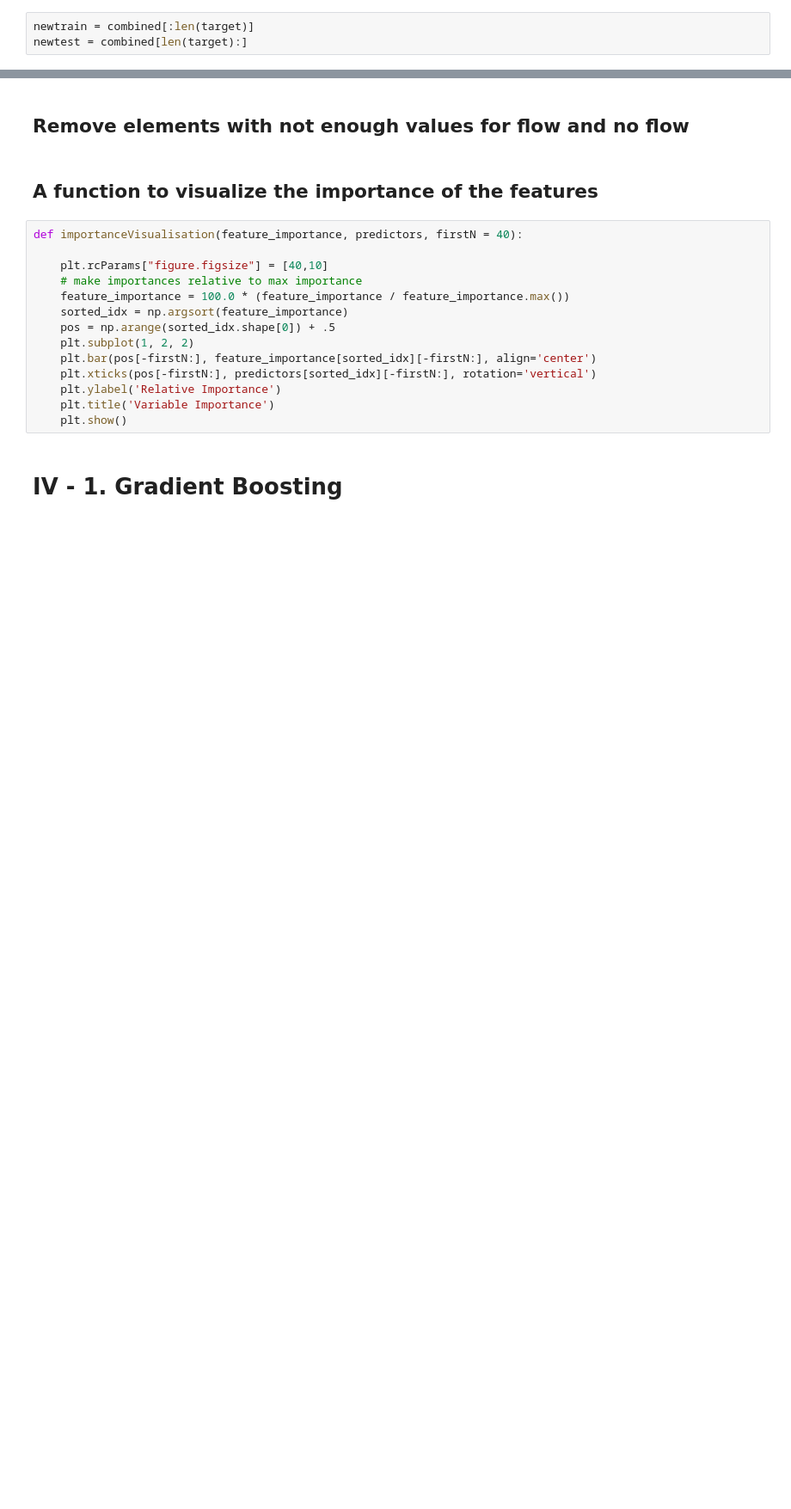
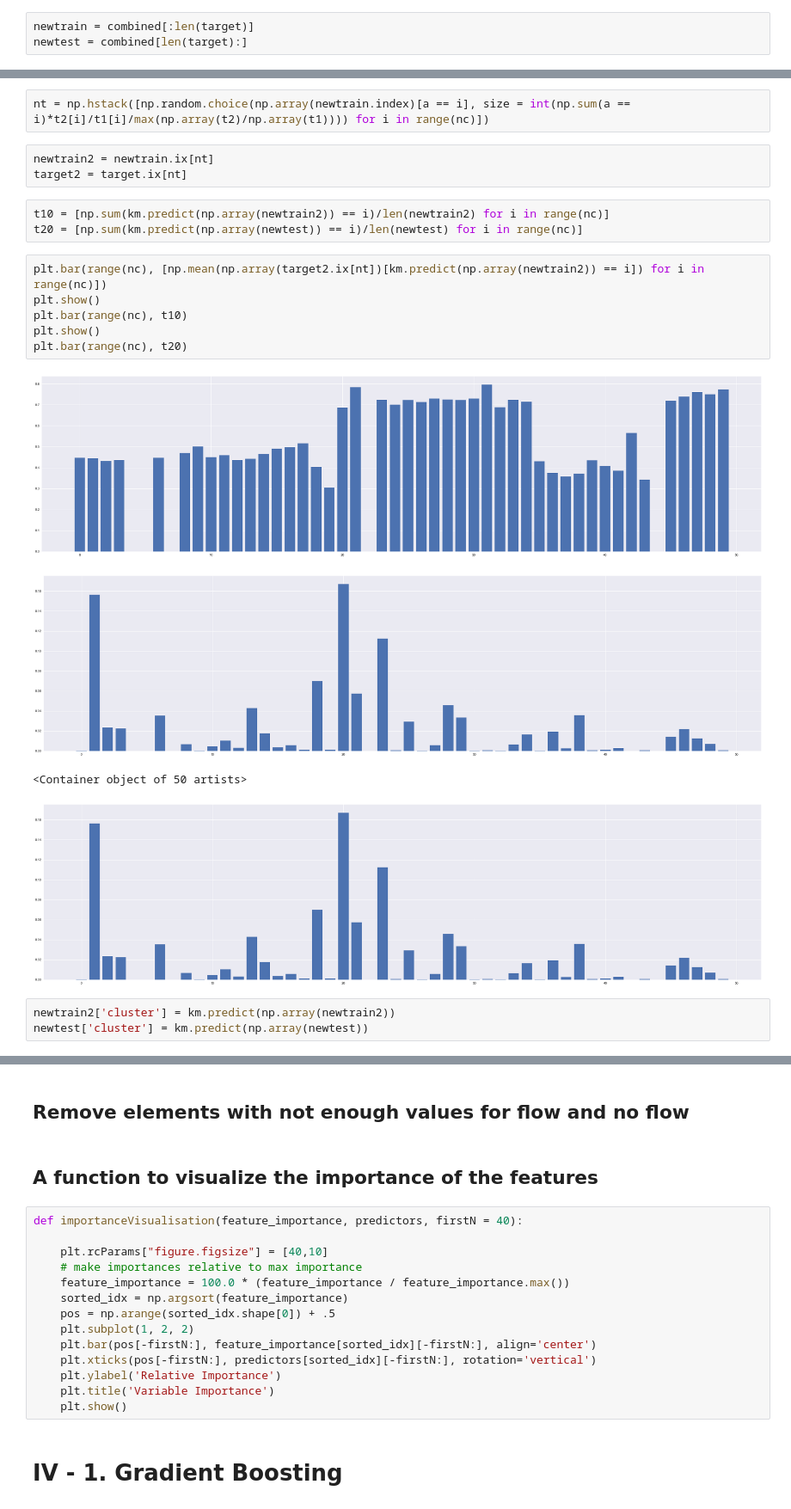
Before and after one commit to MarcSzafraniec/dsg17, a Jupyter notebook: DSG_qualifs.ipynb, the cells around one changed output, grey strips where cells are left out. Shown: that part at 86% size. Drawn from its saved outputs; the diff is of its cells as text; blank space fills up the shorter version.

```diff
--- a/DSG_qualifs.ipynb
+++ b/DSG_qualifs.ipynb
@@ -492,0 +528,22 @@ newtest = combined[len(target):]
+# %%
+nt = np.hstack([np.random.choice(np.array(newtrain.index)[a == i], size = int(np.sum(a == i)*t2[i]/t1[i]/max(np.array(t2)/np.array(t1)))) for i in range(nc)])
+# %%
+newtrain2 = newtrain.ix[nt]
+target2 = target.ix[nt]
+# %%
+t10 = [np.sum(km.predict(np.array(newtrain2)) == i)/len(newtrain2) for i in range(nc)]
+t20 = [np.sum(km.predict(np.array(newtest)) == i)/len(newtest) for i in range(nc)]
+# %%
+plt.bar(range(nc), [np.mean(np.array(target2.ix[nt])[km.predict(np.array(newtrain2)) == i]) for i in range(nc)])
+plt.show()
+plt.bar(range(nc), t10)
+plt.show()
+plt.bar(range(nc), t20)
+# %% [output]
+[figure, added]
+[figure, added]
+<Container object of 50 artists>
+[figure, added]
+# %%
+newtrain2['cluster'] = km.predict(np.array(newtrain2))
+newtest['cluster'] = km.predict(np.array(newtest))
```
Also changed, not shown: parts of 28 cells of this notebook.
